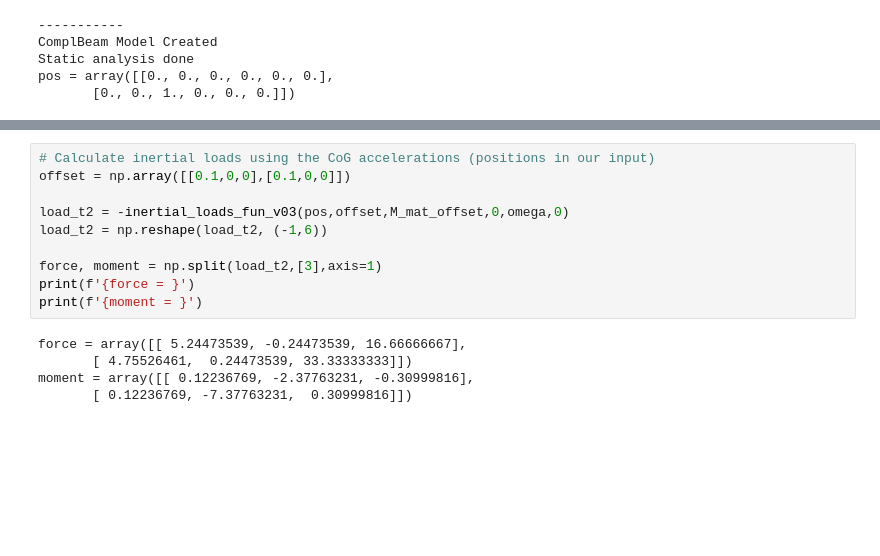
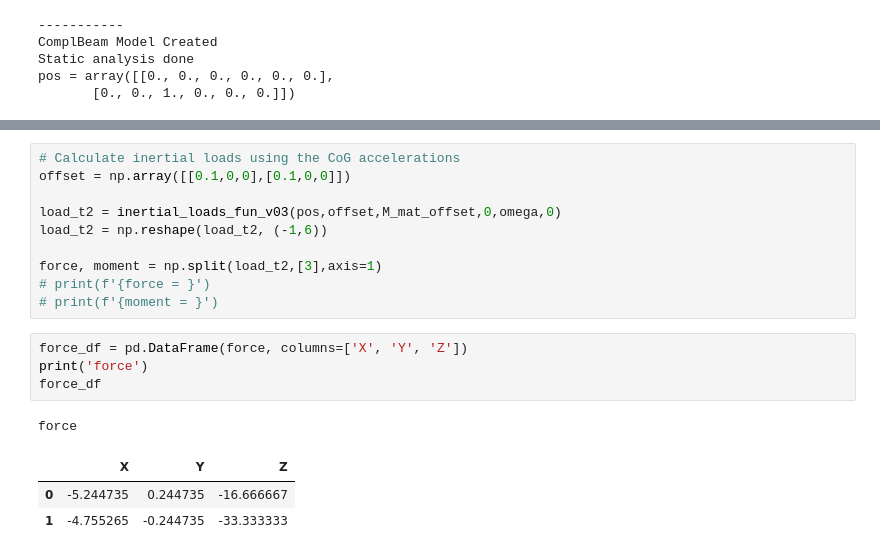
Before and after one commit to juliovmlo/master_thesis, a Jupyter notebook: straight_beam_test.ipynb, the cells around one changed output, grey strips where cells are left out. Cells and saved outputs as stored; diff of their text form; blank space fills up the shorter version.

```diff
--- a/straight_beam_test.ipynb
+++ b/straight_beam_test.ipynb
@@ -205,17 +323,21 @@ Dynamic analysis done
 | 10 | -4.124033 | -0.062810 | -1.544299 | 0.000922 | -0.832411 | -0.005346 | -4.209301 | 0.062810 | -3.210966 | 0.000922 | 0.834256 | ... |
 | 11 | 0.105866 | 1.791502 | 0.285525 | -0.411321 | 0.005346 | 0.022404 | -0.105866 | 3.208498 | 0.285525 | 0.422012 | 0.005346 | ... |
 # %%
-# Calculate inertial loads using the CoG accelerations (positions in our input)
+# Calculate inertial loads using the CoG accelerations
 offset = np.array([[0.1,0,0],[0.1,0,0]])
 
-load_t2 = -inertial_loads_fun_v03(pos,offset,M_mat_offset,0,omega,0)
+load_t2 = inertial_loads_fun_v03(pos,offset,M_mat_offset,0,omega,0)
 load_t2 = np.reshape(load_t2, (-1,6))
 
 force, moment = np.split(load_t2,[3],axis=1)
-print(f'{force = }')
-print(f'{moment = }')
+# print(f'{force = }')
+# print(f'{moment = }')
-# %% [output]
-force = array([[ 5.24473539, -0.24473539, 16.66666667],
-       [ 4.75526461,  0.24473539, 33.33333333]])
-moment = array([[ 0.12236769, -2.37763231, -0.30999816],
-       [ 0.12236769, -7.37763231,  0.30999816]])
+# %%
+force_df = pd.DataFrame(force, columns=['X', 'Y', 'Z'])
+print('force')
+force_df
+# %% [output]
+force
+|  | X | Y | Z |
+| 0 | -5.244735 | 0.244735 | -16.666667 |
+| 1 | -4.755265 | -0.244735 | -33.333333 |
```
Also changed, not shown: parts of 23 cells of this notebook, 3 other files.
